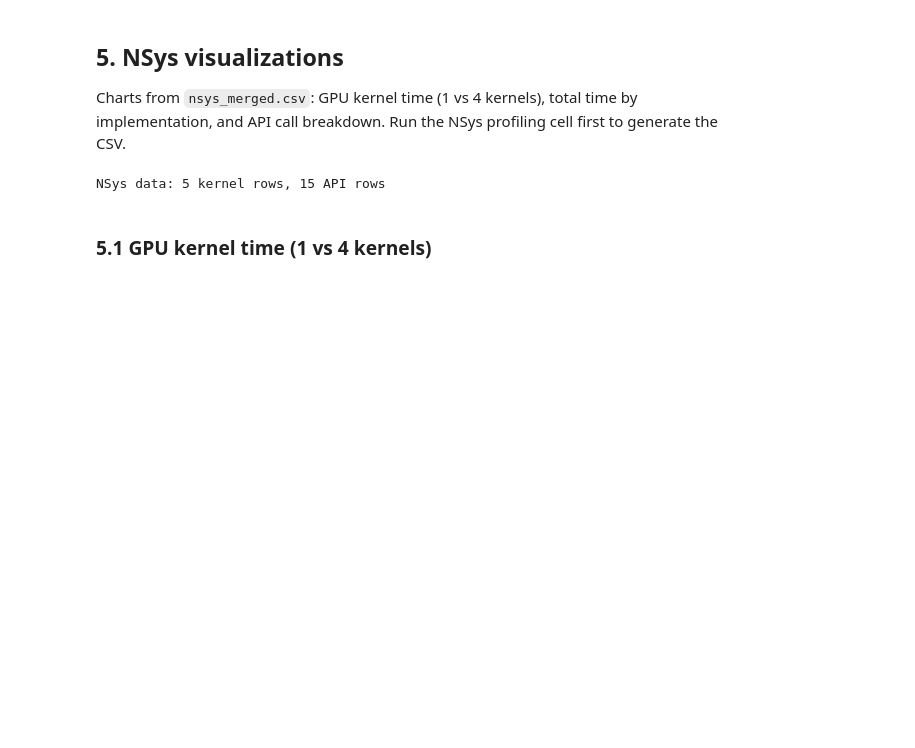
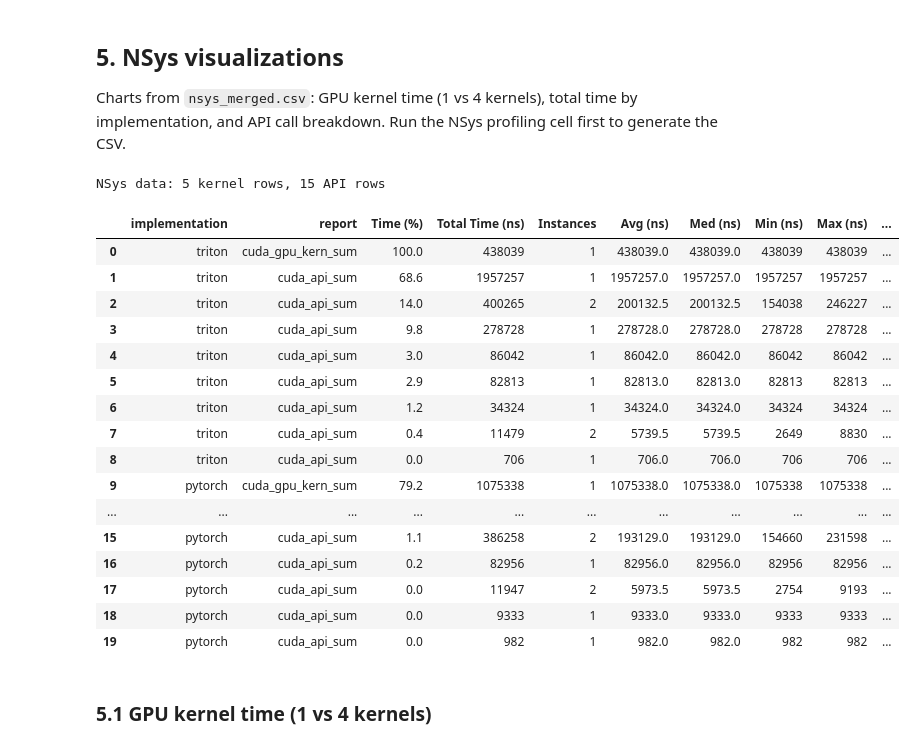
Before and after one commit to sriharshapy/Sigmoid-TopK-Fusion, a Jupyter notebook: sigmoid_topk_benchmark_ncu.ipynb, the cells around one changed output. Drawn from its saved outputs; the diff is of its cells as text; code cells hidden in the pictures; blank space fills up the shorter version.

```diff
--- a/sigmoid_topk_benchmark_ncu.ipynb
+++ b/sigmoid_topk_benchmark_ncu.ipynb
@@ -398,6 +398,36 @@ NSYS_EDGE = "#30363d"
 print(f"NSys data: {len(kern_df)} kernel rows, {len(api_df)} API rows")
 # %% [output]
 NSys data: 5 kernel rows, 15 API rows
+# %%
+import pandas as pd
+from pathlib import Path
+
+csv_path = Path("nsys_merged.csv")
+if not csv_path.is_file():
+    raise FileNotFoundError(f"Run the NCU cell first. Not found: {csv_path}")
+
+df = pd.read_csv(csv_path)
+pd.set_option("display.max_columns", None)
+pd.set_option("display.width", None)
+df
+# %% [output]
+|  | implementation | report | Time (%) | Total Time (ns) | Instances | Avg (ns) | Med (ns) | Min (ns) | Max (ns) | ... |
+| 0 | triton | cuda_gpu_kern_sum | 100.0 | 438039 | 1 | 438039.0 | 438039.0 | 438039 | 438039 | ... |
+| 1 | triton | cuda_api_sum | 68.6 | 1957257 | 1 | 1957257.0 | 1957257.0 | 1957257 | 1957257 | ... |
+| 2 | triton | cuda_api_sum | 14.0 | 400265 | 2 | 200132.5 | 200132.5 | 154038 | 246227 | ... |
+| 3 | triton | cuda_api_sum | 9.8 | 278728 | 1 | 278728.0 | 278728.0 | 278728 | 278728 | ... |
+| 4 | triton | cuda_api_sum | 3.0 | 86042 | 1 | 86042.0 | 86042.0 | 86042 | 86042 | ... |
+| 5 | triton | cuda_api_sum | 2.9 | 82813 | 1 | 82813.0 | 82813.0 | 82813 | 82813 | ... |
+| 6 | triton | cuda_api_sum | 1.2 | 34324 | 1 | 34324.0 | 34324.0 | 34324 | 34324 | ... |
+| 7 | triton | cuda_api_sum | 0.4 | 11479 | 2 | 5739.5 | 5739.5 | 2649 | 8830 | ... |
+| 8 | triton | cuda_api_sum | 0.0 | 706 | 1 | 706.0 | 706.0 | 706 | 706 | ... |
+| 9 | pytorch | cuda_gpu_kern_sum | 79.2 | 1075338 | 1 | 1075338.0 | 1075338.0 | 1075338 | 1075338 | ... |
+| ... | ... | ... | ... | ... | ... | ... | ... | ... | ... | ... |
+| 15 | pytorch | cuda_api_sum | 1.1 | 386258 | 2 | 193129.0 | 193129.0 | 154660 | 231598 | ... |
+| 16 | pytorch | cuda_api_sum | 0.2 | 82956 | 1 | 82956.0 | 82956.0 | 82956 | 82956 | ... |
+| 17 | pytorch | cuda_api_sum | 0.0 | 11947 | 2 | 5973.5 | 5973.5 | 2754 | 9193 | ... |
+| 18 | pytorch | cuda_api_sum | 0.0 | 9333 | 1 | 9333.0 | 9333.0 | 9333 | 9333 | ... |
+| 19 | pytorch | cuda_api_sum | 0.0 | 982 | 1 | 982.0 | 982.0 | 982 | 982 | ... |
 # %% [markdown]
 ### 5.1 GPU kernel time (1 vs 4 kernels)
 # %%
```
Also changed, not shown: parts of 8 cells of this notebook, 13 other files.
